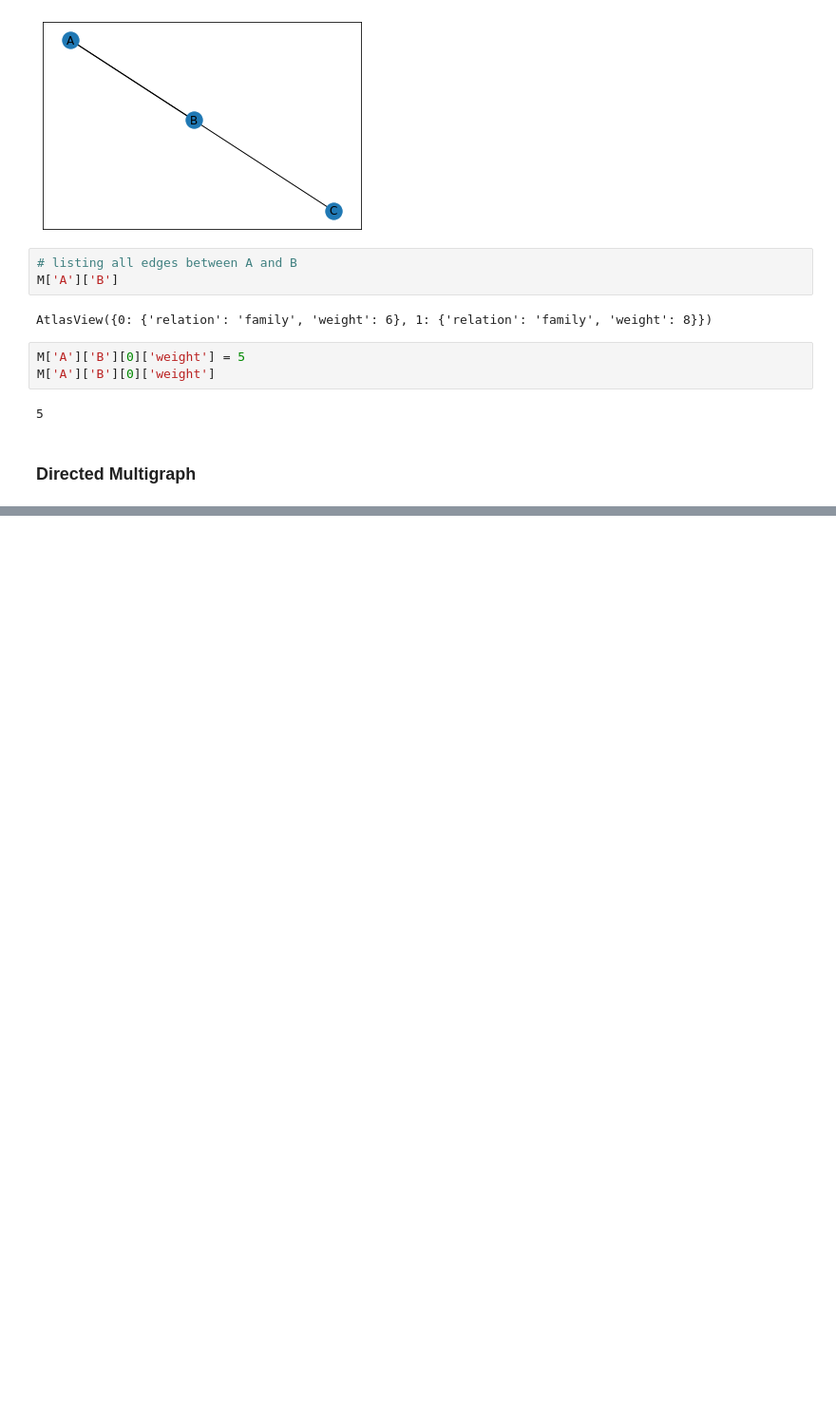
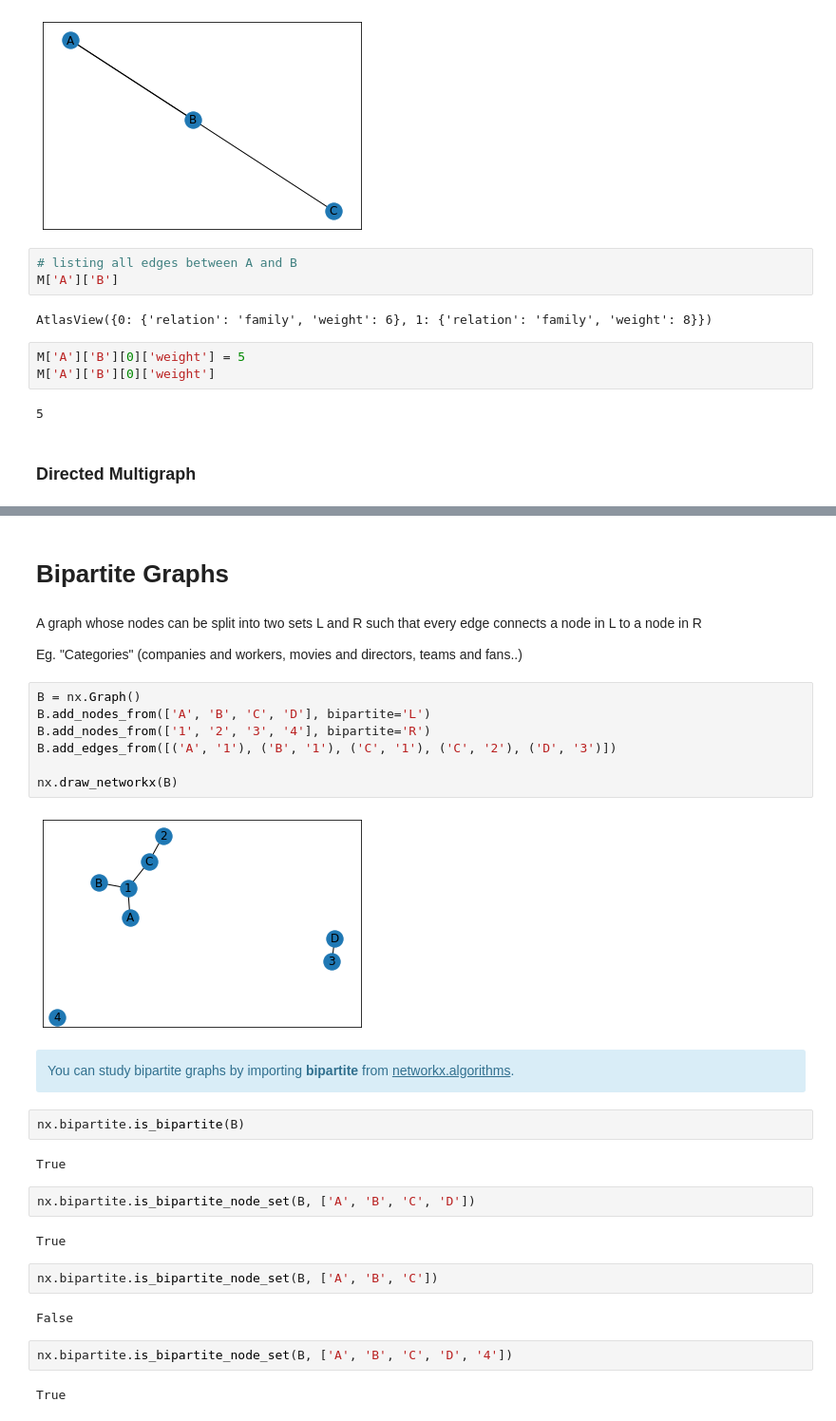
Before and after one commit to Siliam/social_network_analysis, a Jupyter notebook: networkx/Nodes and Edges - NetworkX.ipynb, the cells around one changed output, grey strips where cells are left out. Shown: that part at 95% size. Saved outputs shown, nothing was run; the diff lists cells and outputs as text; blank space fills up the shorter version.

Commit message:
Bipartite graphs

```diff
--- a/networkx/Nodes and Edges - NetworkX.ipynb
+++ b/networkx/Nodes and Edges - NetworkX.ipynb
@@ -173,0 +205,33 @@ nx.draw_networkx(DM, pos)
+# %% [markdown]
+# Bipartite Graphs
+# %% [markdown]
+A graph whose nodes can be split into two sets L and R such that every edge connects a node in L to a node in R
+
+Eg. "Categories" (companies and workers, movies and directors, teams and fans..)
+# %%
+B = nx.Graph()
+B.add_nodes_from(['A', 'B', 'C', 'D'], bipartite='L')
+B.add_nodes_from(['1', '2', '3', '4'], bipartite='R')
+B.add_edges_from([('A', '1'), ('B', '1'), ('C', '1'), ('C', '2'), ('D', '3')])
+
+nx.draw_networkx(B)
+# %% [output]
+[figure, added]
+# %% [markdown]
+<div class="alert alert-block alert-info"> You can study bipartite graphs by importing <b>bipartite</b> from <u>networkx.algorithms</u>.</div>
+# %%
+nx.bipartite.is_bipartite(B)
+# %% [output]
+True
+# %%
+nx.bipartite.is_bipartite_node_set(B, ['A', 'B', 'C', 'D'])
+# %% [output]
+True
+# %%
+nx.bipartite.is_bipartite_node_set(B, ['A', 'B', 'C'])
+# %% [output]
+False
+# %%
+nx.bipartite.is_bipartite_node_set(B, ['A', 'B', 'C', 'D', '4'])
+# %% [output]
+True
```
Also changed, not shown: parts of 27 cells of this notebook.
